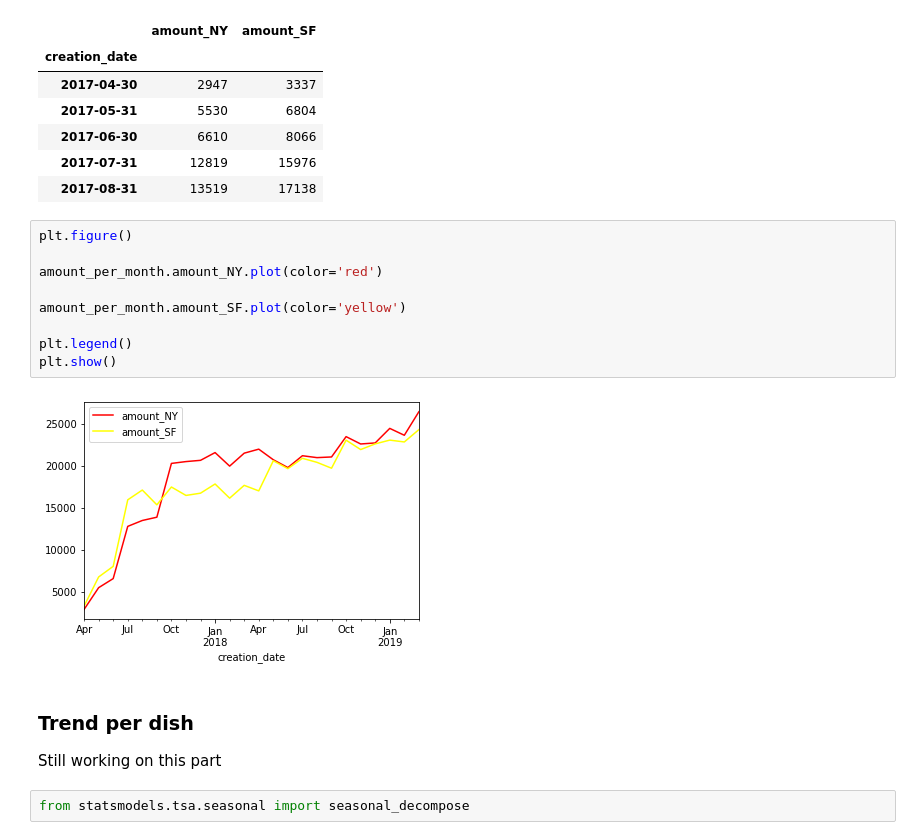
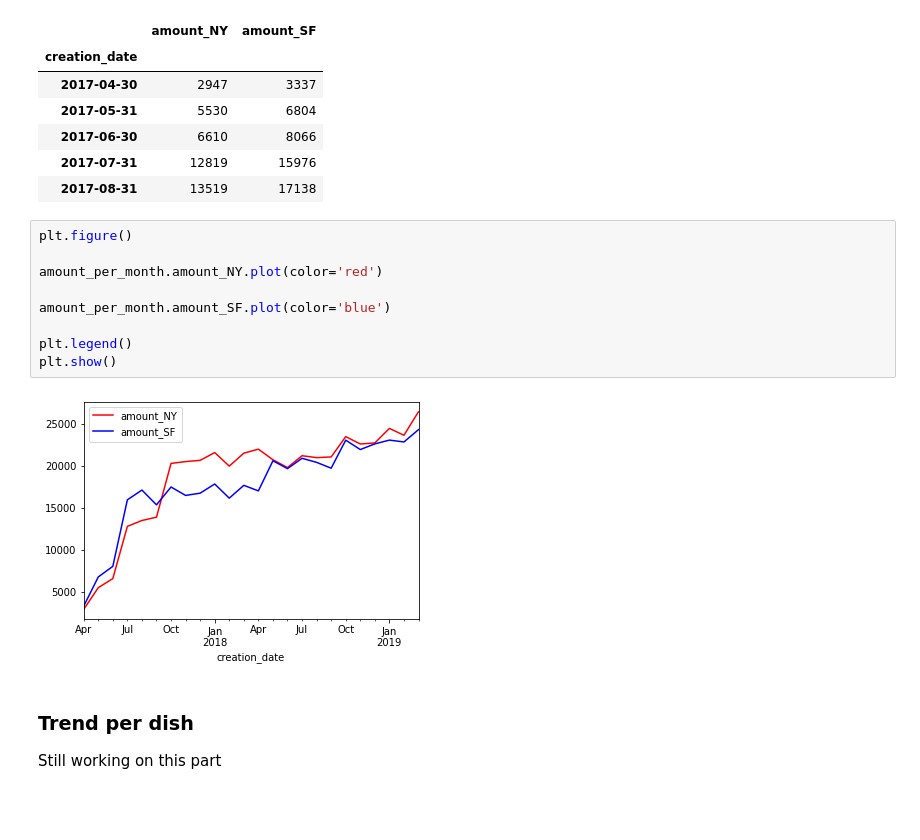
Before and after one commit to qlambotte/accenture_use_case, a Jupyter notebook: Dishes.ipynb, the cells around one changed output. Drawn from its saved outputs; the diff is of its cells as text; blank space fills up the shorter version.

```diff
--- a/Dishes.ipynb
+++ b/Dishes.ipynb
@@ -214,19 +279,17 @@ amount_per_month.head()
 # %%
 plt.figure()
 
 amount_per_month.amount_NY.plot(color='red')
 
-amount_per_month.amount_SF.plot(color='yellow')
+amount_per_month.amount_SF.plot(color='blue')
 
 plt.legend()
 plt.show()
 # %% [output]
-[figure, old version]
+[figure, new version]
 # %% [markdown]
 ### Trend per dish
 
 Still working on this part
-# %%
-from statsmodels.tsa.seasonal import seasonal_decompose
 # %%
 df_sales_trends = df_total[['creation_date', 'amount', 'name', 'city']]
```
Also changed, not shown: parts of 21 cells of this notebook, 1 other file.
